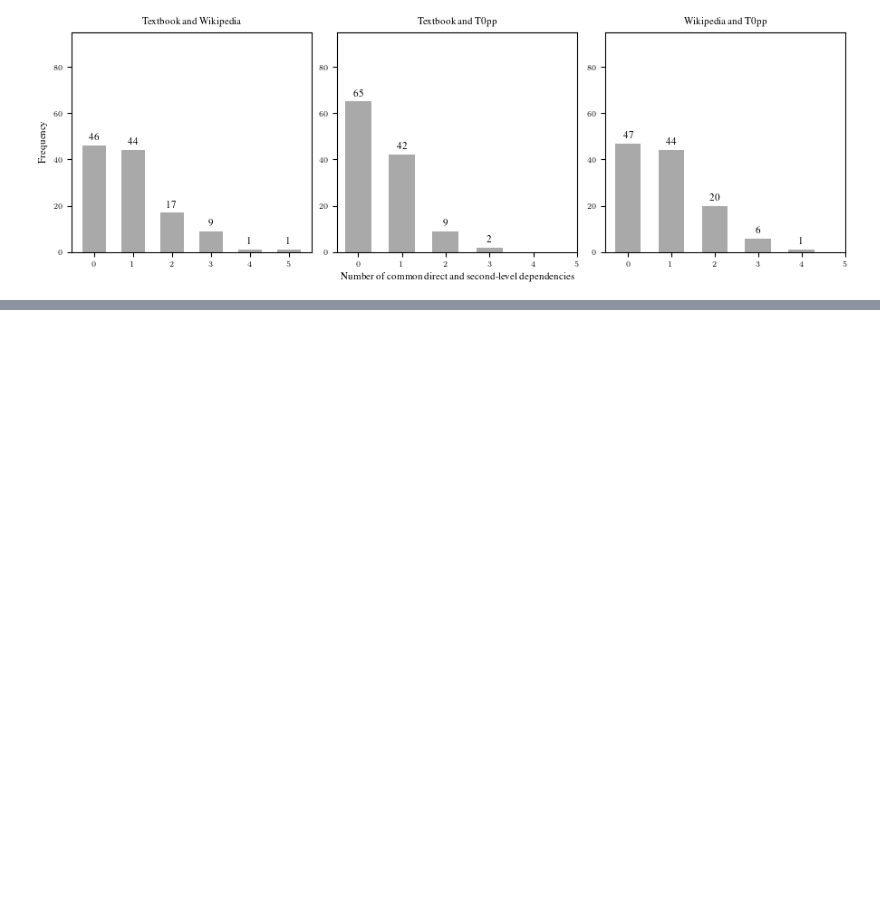
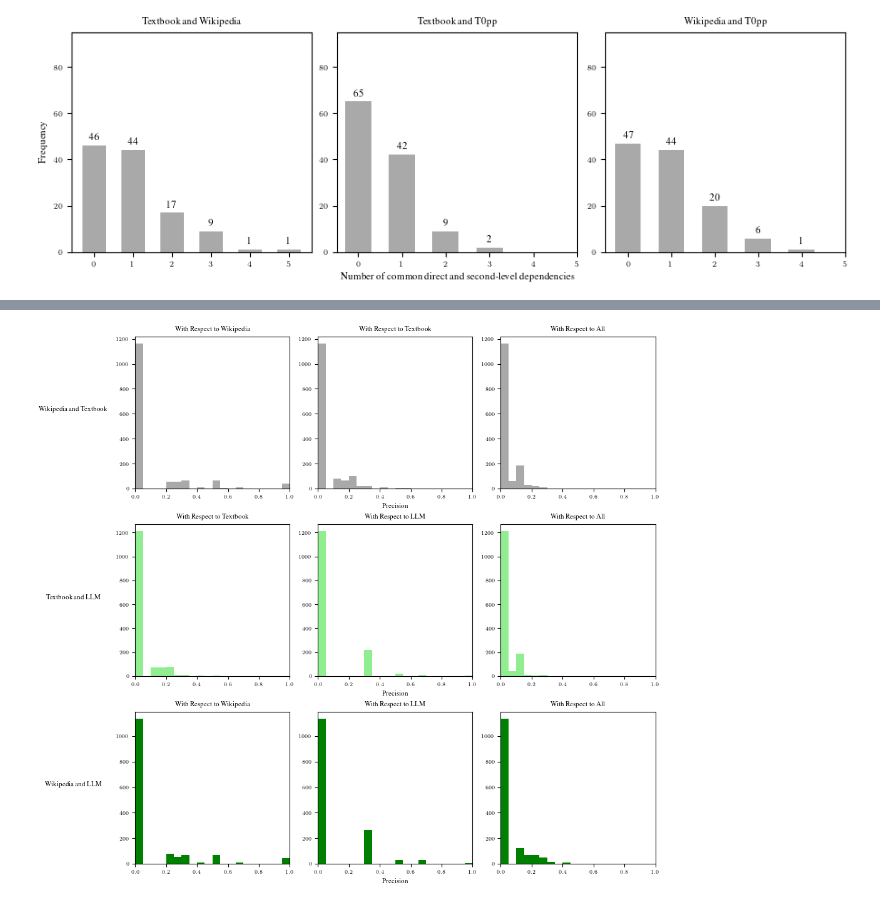
Before and after one commit to mlcolab/learning-dependencies, a Jupyter notebook: exp/22_Metrics.ipynb, the cells around one changed output, grey strips where cells are left out. Drawn from its saved outputs; the diff is of its cells as text; code cells hidden in the pictures; blank space fills up the shorter version.

Commit message:
Updated graphs

```diff
--- a/exp/22_Metrics.ipynb
+++ b/exp/22_Metrics.ipynb
@@ -171,0 +300,18 @@ figs.savefig("../doc/img/comp_second_deps.pdf", format="pdf")
+# %%
+deps["num_wiki"] = deps.dep_articles_wiki.apply(lambda x: len(x))
+deps["num_llm"] = deps.dep_articles_llm.apply(lambda x: len(x))
+deps["num_textbook"] = deps.dep_articles_textbook.apply(lambda x: len(x))
+
+deps["precision_tb_wiki_wiki"] = deps['num_common_tb_wiki']/deps["num_wiki"]
+deps["precision_tb_wiki_tb"] = deps['num_common_tb_wiki']/deps["num_textbook"]
+deps["precision_tb_wiki_all"] = deps['num_common_tb_wiki']/(deps["num_textbook"]+deps["num_wiki"])
+
+deps["precision_tb_llm_tb"] = deps['num_common_tb_llm']/deps["num_textbook"]
+deps["precision_tb_llm_llm"] = deps['num_common_tb_llm']/deps["num_llm"]
+deps["precision_tb_llm_all"] = deps['num_common_tb_llm']/(deps["num_textbook"]+deps["num_llm"])
+
+deps["precision_llm_wiki_wiki"] = deps['num_common_llm_wiki']/deps["num_wiki"]
+deps["precision_llm_wiki_llm"] = deps['num_common_llm_wiki']/deps["num_llm"]
+deps["precision_llm_wiki_all"] = deps['num_common_llm_wiki']/(deps["num_llm"]+deps["num_wiki"])
+
+deps = deps.fillna(0)
@@ -171,0 +327,52 @@ figs.savefig("../doc/img/comp_second_deps.pdf", format="pdf")
+# %%
+figs, ax = plt.subplots(3, 3, figsize=(10,9))
+
+ax[0,0].set_title("With Respect to Wikipedia")
+ax[0,0].hist(deps['precision_tb_wiki_wiki'],bins=20, range = (0,1),color="darkgrey")
+ax[0,0].set_xlim(0, 1)
+ax[0,0].set_ylabel('Wikipedia and Textbook', rotation=0, labelpad=50)
+
+ax[0,1].set_title("With Respect to Textbook")
+ax[0,1].hist(deps['precision_tb_wiki_tb'],bins=20, range = (0,1), color="darkgrey")
+ax[0,1].set_xlim(0, 1)
+
+ax[0,2].set_title("With Respect to All")
+ax[0,2].hist(deps['precision_tb_wiki_all'],bins=20, range = (0,1), color="darkgrey")
+ax[0,2].set_xlim(0, 1)
+
+
+ax[1,0].set_title("With Respect to Textbook")
+ax[1,0].hist(deps['precision_tb_llm_tb'],bins=20, range = (0,1),color="lightgreen")
+ax[1,0].set_xlim(0, 1)
+
+ax[1,0].set_ylabel('Textbook and LLM', rotation=0, labelpad=50)
+
+ax[1,1].set_title("With Respect to LLM")
+ax[1,1].hist(deps['precision_tb_llm_llm'],bins=20, range = (0,1), color="lightgreen")
+ax[1,1].set_xlim(0, 1)
+
+ax[1,2].set_title("With Respect to All")
+ax[1,2].hist(deps['precision_tb_llm_all'],bins=20, range = (0,1), color="lightgreen")
+ax[1,2].set_xlim(0, 1)
+
+
+ax[2,0].set_title("With Respect to Wikipedia")
+ax[2,0].hist(deps['precision_llm_wiki_wiki'],bins=20, range = (0,1),color="green")
+ax[2,0].set_xlim(0, 1)
+ax[2,0].set_ylabel('Wikipedia and LLM', rotation=0, labelpad=50)
+
+ax[2,1].set_title("With Respect to LLM")
+ax[2,1].hist(deps['precision_llm_wiki_llm'],bins=20, range = (0,1), color="green")
+ax[2,1].set_xlim(0, 1)
+
+ax[2,2].set_title("With Respect to All")
+ax[2,2].hist(deps['precision_llm_wiki_all'],bins=20, range = (0,1), color="green")
+ax[2,2].set_xlim(0, 1)
+
+ax[0,1].set_xlabel('Precision')
+ax[1,1].set_xlabel('Precision')
+ax[2,1].set_xlabel('Precision')
+
+plt.show()
+# %% [output]
+[figure, added]
```
Also changed, not shown: parts of 15 cells of this notebook, 4 other files.
